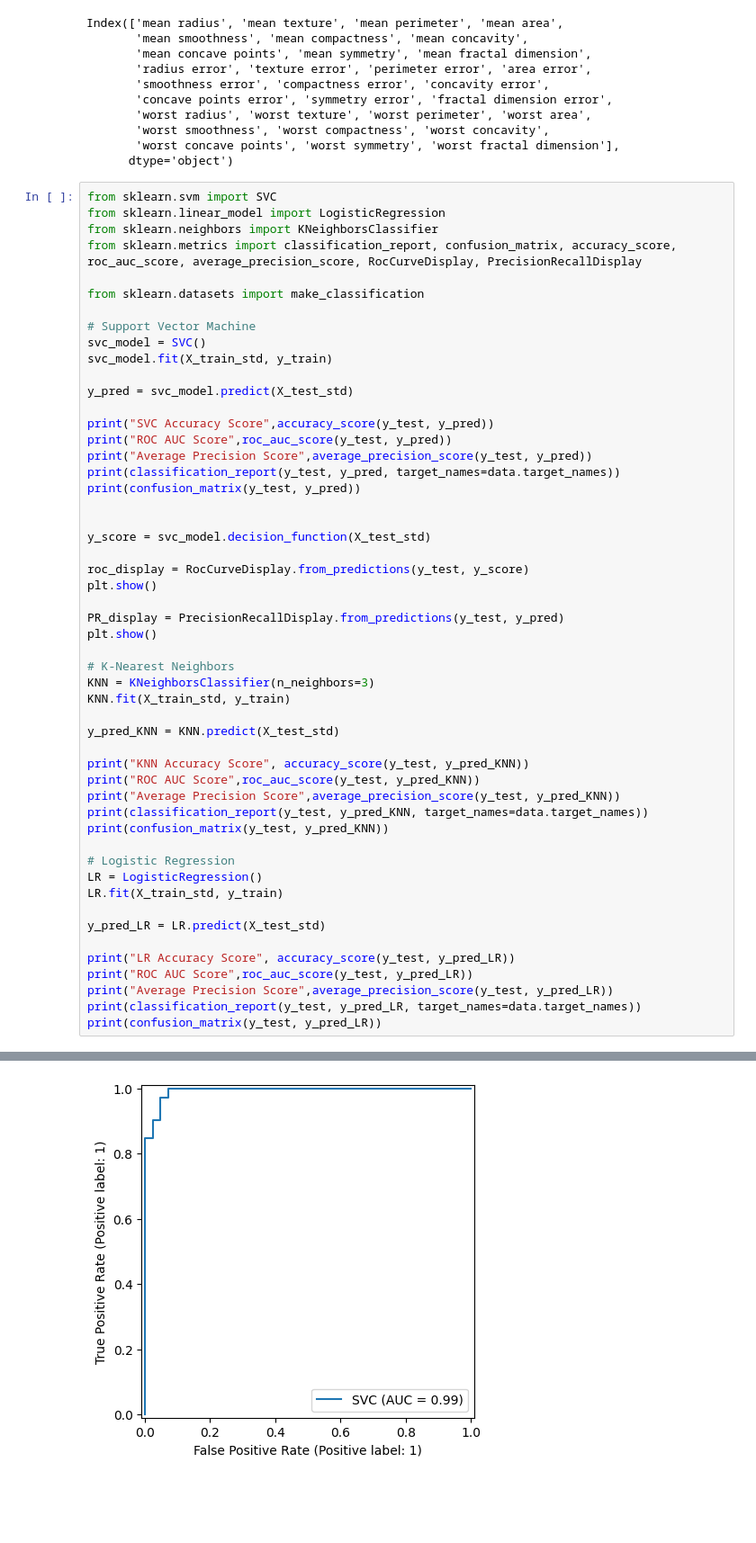
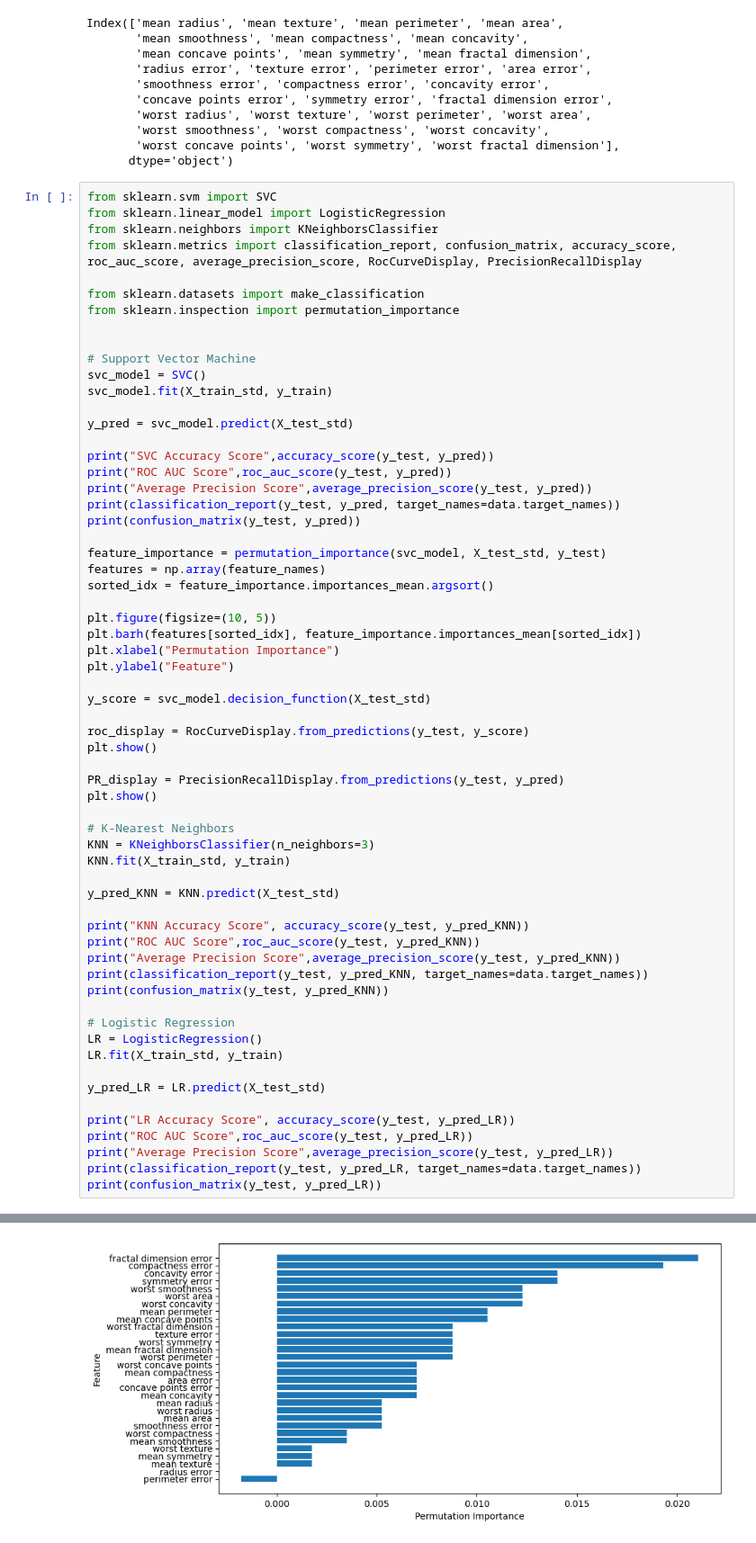
Before and after one commit to Shinyhunter95/math-data-science-course-Project1, a Jupyter notebook: project1.ipynb, the cells around one changed output, grey strips where cells are left out. Shown at 90% size. Drawn from its saved outputs; the diff is of its cells as text; blank space fills up the shorter version.

```diff
--- a/project1.ipynb
+++ b/project1.ipynb
@@ -225,6 +225,8 @@ from sklearn.neighbors import KNeighborsClassifier
 from sklearn.metrics import classification_report, confusion_matrix, accuracy_score, roc_auc_score, average_precision_score, RocCurveDisplay, PrecisionRecallDisplay
 
 from sklearn.datasets import make_classification
+from sklearn.inspection import permutation_importance
+
 
 # Support Vector Machine
 svc_model = SVC()
@@ -238,6 +240,14 @@ print("Average Precision Score",average_precision_score(y_test, y_pred))
 print(classification_report(y_test, y_pred, target_names=data.target_names))
 print(confusion_matrix(y_test, y_pred))
 
+feature_importance = permutation_importance(svc_model, X_test_std, y_test)
+features = np.array(feature_names)
+sorted_idx = feature_importance.importances_mean.argsort()
+
+plt.figure(figsize=(10, 5))
+plt.barh(features[sorted_idx], feature_importance.importances_mean[sorted_idx])
+plt.xlabel("Permutation Importance")
+plt.ylabel("Feature")
 
 y_score = svc_model.decision_function(X_test_std)
 
@@ -258,34 +268,34 @@ print("ROC AUC Score",roc_auc_score(y_test, y_pred_KNN))
 print("Average Precision Score",average_precision_score(y_test, y_pred_KNN))
 print(classification_report(y_test, y_pred_KNN, target_names=data.target_names))
 print(confusion_matrix(y_test, y_pred_KNN))
 
 # Logistic Regression
 LR = LogisticRegression()
 LR.fit(X_train_std, y_train)
 
 y_pred_LR = LR.predict(X_test_std)
 
 print("LR Accuracy Score", accuracy_score(y_test, y_pred_LR))
 print("ROC AUC Score",roc_auc_score(y_test, y_pred_LR))
 print("Average Precision Score",average_precision_score(y_test, y_pred_LR))
 print(classification_report(y_test, y_pred_LR, target_names=data.target_names))
 print(confusion_matrix(y_test, y_pred_LR))
 # %% [output]
 SVC Accuracy Score 0.9649122807017544
 ROC AUC Score 0.9623015873015873
 Average Precision Score 0.9627599090318388
               precision    recall  f1-score   support
 
    malignant       0.95      0.95      0.95        42
       benign       0.97      0.97      0.97        72
 
     accuracy                           0.96       114
    macro avg       0.96      0.96      0.96       114
 weighted avg       0.96      0.96      0.96       114
 
 [[40  2]
  [ 2 70]]
-[figure, old version]
+[figure, new version]
 [figure]
 [figure]
 KNN Accuracy Score 0.956140350877193
```
